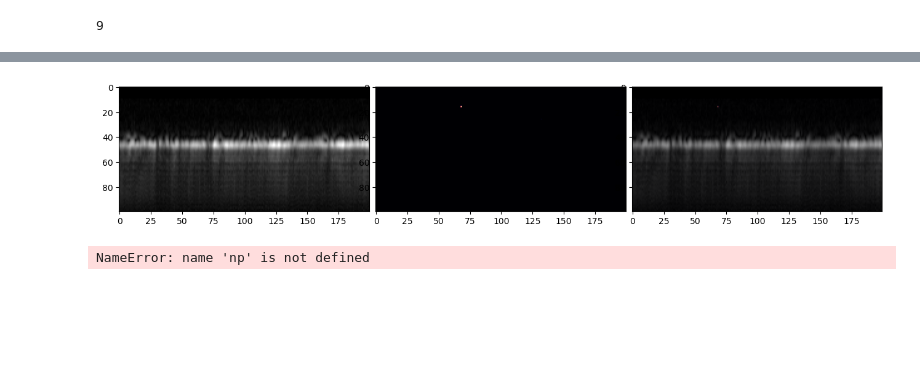
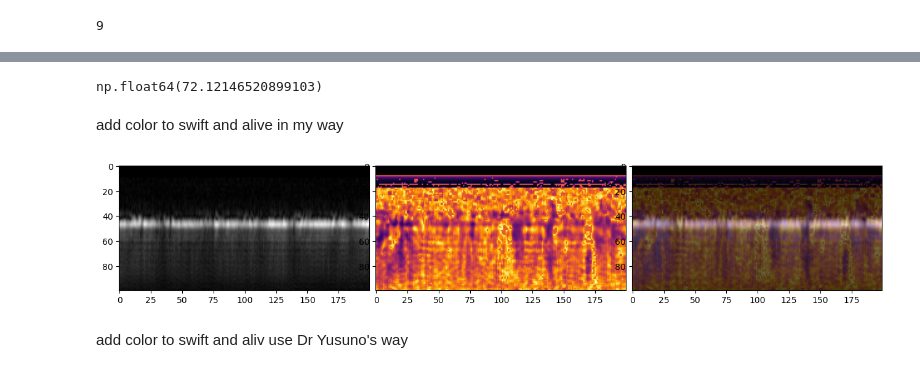
Before and after one commit to unrealxiao/dynamicOCT, a Jupyter notebook: YusunoDOCT.ipynb, the cells around one changed output, grey strips where cells are left out. Saved outputs shown, nothing was run; the diff lists cells and outputs as text; code cells hidden in the pictures; blank space fills up the shorter version.

```diff
--- a/YusunoDOCT.ipynb
+++ b/YusunoDOCT.ipynb
@@ -39,10 +42,10 @@ plt.imshow(volume[1, :, :], cmap="gray")
 [figure]
 # %%
 image_list = os.listdir(data_path)#list all images address in data_path
-fourD_image_volume_complete = load_nested_data_pickle(data_path, len(image_list))#load all image volume and combine them in one 4D np array
+fourD_image_volume_complete = utils.load_nested_data_pickle(data_path, len(image_list))#load all image volume and combine them in one 4D np array
 fourD_image = fourD_image_volume_complete[:, 40:50, :, 100:300]
 # %%
-concatenate_set = concatenate_scan_set(fourD_image)
+concatenate_set = utils.concatenate_scan_set(fourD_image)
 # %%
 blockRepeat = fourD_image.shape[0]
 blockPerVolume = 1 #only 1 block is used in our protocal
@@ -58,6 +61,7 @@ width = concatenate_set.shape[2]
 
 aliv = np.zeros((numLocation, height, width))
 swift = np.zeros((numLocation, height, width))
+oct_db = np.zeros((numLocation, height, width))
 # %% [output]
 Processing: D:/globus slate shared data Tankam Lab/without_H2O2_registered_intervolume/registered_cropped_top/
 # %%
@@ -174,15 +178,16 @@ array([[ True,  True,  True, False, False, False, False, False, False,
 for floc in tqdm(range(0,numLocation)):
 
     print(floc)
-    sparseSequence, timePoints, frameindex = makeSparseDataFromRasterRepeat(concatenate_set, bscanLocationPerBlock, blockRepeat, floc)
+    sparseSequence, timePoints, frameindex = utils.makeSparseDataFromRasterRepeat(concatenate_set, bscanLocationPerBlock, blockRepeat, floc)
 
 
     if floc == 0: #for save VLIV array
         VLIV_save = np.zeros((numLocation, timePoints.shape[0]-1, height, width))
 
+    oct_db[floc] = 10*np.log10(np.nanmean(sparseSequence + 1e-8, axis=0))
 
     ## Compute VLIV
-    VLIV , possibleMtw , VoV = computeVLIV(sparseSequence, timePoints, maxTimeWidth =  np.nan, compute_VoV = False)
+    VLIV , possibleMtw , VoV = utils.computeVLIV(sparseSequence, timePoints, maxTimeWidth =  np.nan, compute_VoV = False)
 
     ## Average LIV curve
     if average_LivCurve == True:
@@ -193,10 +198,10 @@ for floc in tqdm(range(0,numLocation)):
 
 
     if fitting_method == 'CPU':
-        mag, tau = vlivCPUFitExp(VLIV, possibleMtw, frameSeparationTime, alivInitial, swiftInitial, bounds, use_constraint = False)
+        mag, tau = utils.vlivCPUFitExp(VLIV, possibleMtw, frameSeparationTime, alivInitial, swiftInitial, bounds, use_constraint = False)
 
-    aliv [floc] = mag ## aLIV
-    swift [floc] = 1/ tau ## Swiftness
+    aliv[floc] = mag ## aLIV
+    swift[floc] = 1/ tau ## Swiftness
     VLIV_save[floc,:,:,:] = VLIV ## LIV curve (VLIV)
 # %% [output]
 0
@@ -241,6 +226,15 @@ DescribeResult(nobs=10, minmax=(array([[1.46838232e-04, 7.75295337e-05, 1.464067
+# %%
+np.percentile(swift[4, :, :], 95)
+# %% [output]
+np.float64(72.12146520899103)
+# %% [markdown]
+add color to swift and alive in my way
 # %%
-swift_normalized = cv2.normalize(swift[4, :, :,], None, 0, 255, cv2.NORM_MINMAX).astype(np.float64)
-fourD_normalized = cv2.normalize(fourD_image[10, 4, :, :], None, 0, 255, cv2.NORM_MINMAX).astype(np.float64)
+slice_index = 8
+swift_slice = swift[slice_index, :, :]
+swift_slice[swift_slice > np.percentile(swift_slice, 99)] = np.median(swift_slice)
+swift_normalized = cv2.normalize(swift_slice, None, 0, 255, cv2.NORM_MINMAX).astype(np.float64)
+fourD_normalized = cv2.normalize(fourD_image[10, slice_index, :, :], None, 0, 255, cv2.NORM_MINMAX).astype(np.float64)
 # fig, (ax1, ax2, ax3) = plt.subplots(figsize=(20, 60), ncols=3)
 # fo = ax1.imshow(fourD_normalized, cmap="gray")
 # sw = ax2.imshow(swift_normalized, cmap="inferno")
@@ -249,36 +243,33 @@ fourD_normalized = cv2.normalize(fourD_image[10, 4, :, :], None, 0, 255, cv2.NOR
 # fig.colorbar(co_s, ax=ax3)
 
 # plt.subplot(1, 3, 1)
 # plt.imshow(fourD_normalized, cmap="gray")
 # plt.subplot(1, 3, 2)
 # plt.imshow(swift_normalized, cmap="inferno")
 # plt.subplot(1, 3, 3)
 # plt.imshow(fourD_normalized, cmap="gray")
 # plt.imshow(swift_normalized, cmap="inferno", alpha=0.3)
 # plt.colorbar()
 
 plt.figure(figsize=(16, 8))
 gs1 = gridspec.GridSpec(1, 3)
 gs1.update(wspace = 0.025, hspace = 0.05)
 
 ax1 = plt.subplot(gs1[0])
 plt.axis('on')
 ax1.imshow(fourD_normalized, cmap="gray")
 ax1.set_aspect('equal')
 ax2 = plt.subplot(gs1[1])
 plt.axis('on')
 ax2.imshow(swift_normalized, cmap="inferno")
 ax2.set_aspect('equal')
 ax3 = plt.subplot(gs1[2])
 plt.axis('on')
 ax3.imshow(fourD_normalized, cmap="gray")
 ax3.imshow(swift_normalized, cmap="inferno", alpha=0.3)
 ax1.set_aspect('equal')
 plt.show()
 # %% [output]
-[figure, old version]
+[figure, new version]
-# %%
-np.max(swift[4, :, :])
-# np.unravel_index(np.argmax(swift), swift.shape)
-# %% [output]
-NameError: name 'np' is not defined
+# %% [markdown]
+add color to swift and aliv use Dr Yusuno's way
```
Also changed, not shown: parts of 6 cells of this notebook, 1 other file.
